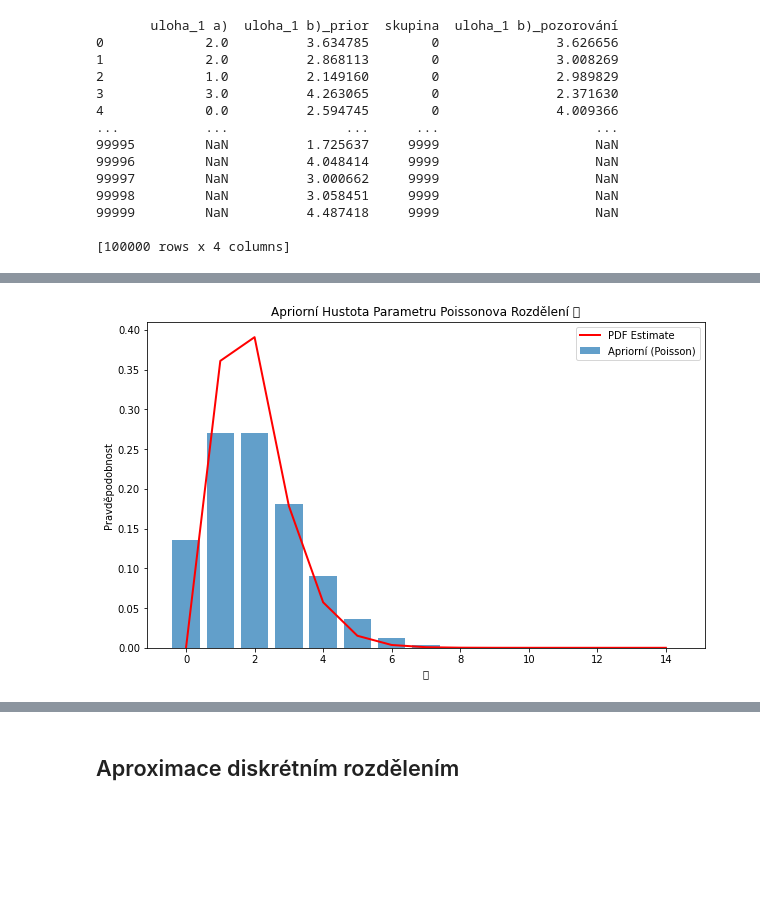
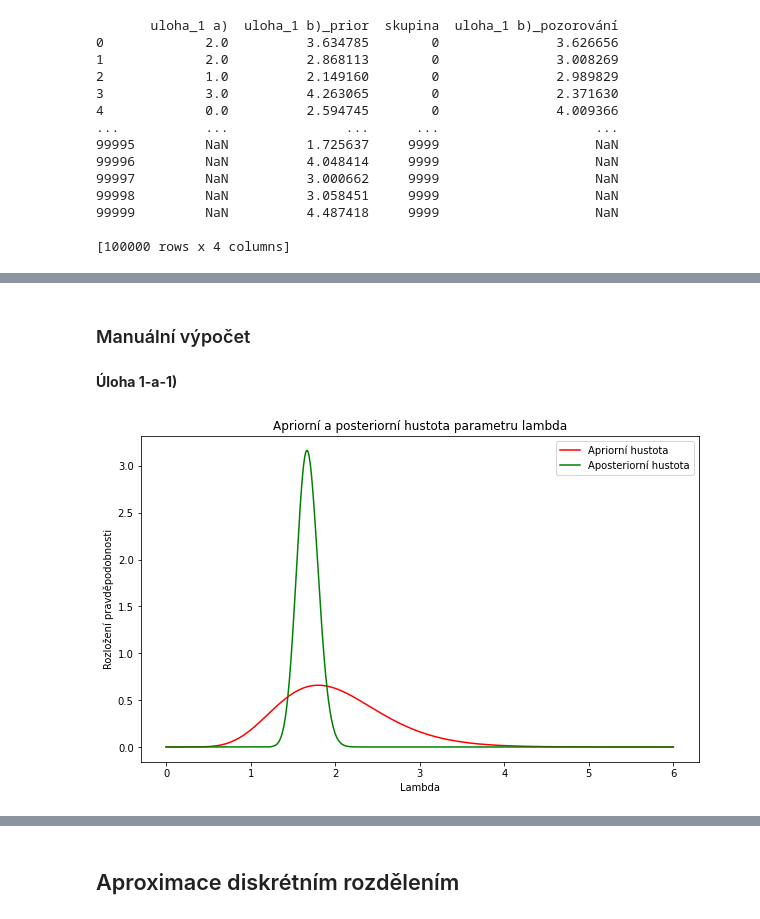
Before and after one commit to Filda99/FIT-MSP, a Jupyter notebook: Proj2/msp_proj2.ipynb, the cells around one changed output, grey strips where cells are left out. Cells and saved outputs as stored; diff of their text form; code cells hidden in the pictures; blank space fills up the shorter version.

```diff
--- a/Proj2/msp_proj2.ipynb
+++ b/Proj2/msp_proj2.ipynb
@@ -92,28 +61,34 @@ lambda_values = data["uloha_1 a)"].dropna()
-# %%
-# Expert information
-lambda_expert = 2
-
-# Generate x values for the Poisson distribution
-x_values = np.arange(0, 15)
-
-# Calculate PMF values for the apriori distribution
-pmf_apriori = poisson.pmf(x_values, mu=lambda_expert)
-# pmf_aposteriori = poisson.pmf(x_values, mu=2*lambda_expert)
-
-
-# Calculate PDF values for a smoother representation
-pdf_apriori = gamma.pdf(x_values, a=lambda_expert**2, scale=1/lambda_expert)
-
-# Plot the apriori distribution
-plt.figure(figsize=(10, 6))
-plt.bar(x_values, pmf_apriori, label='Apriorní (Poisson)', alpha=0.7)
-# plt.bar(x_values, pmf_aposteriori, label='Aposteriorni (Poisson)', alpha=0.7)
-
-plt.plot(x_values, pdf_apriori, color='red', label='PDF Estimate', linewidth=2)
-plt.title('Apriorní Hustota Parametru Poissonova Rozdělení 𝜆')
-plt.xlabel('𝜆')
-plt.ylabel('Pravděpodobnost')
-plt.legend()
-plt.show()
-# %% [output]
-[figure, removed]
+# %% [markdown]
+### Manuální výpočet
+# %% [markdown]
+**Úloha 1-a-1)**
+# %%
+# filtrovana data (bez NaN hodnot)
+filtered_data_task1a = data_task1a["uloha_1 a)"].dropna()
+
+# prior parametry
+alpha_prior = 10.0
+beta_prior = 5.0
+
+# posterior parametry
+alpha_posterior = alpha_prior + filtered_data_task1a.sum()
+beta_posterior = beta_prior + len(filtered_data_task1a)
+
+# rozsah lambda hodnot
+lambdas = np.linspace(0, filtered_data_task1a.max()+1, 1000) # 1000 bodu mezi 0 a max hodnotou+1
+
+# pravdepodobnostni funkce
+prior = gamma.pdf(lambdas, alpha_prior, scale=1/beta_prior)
+posterior = gamma.pdf(lambdas, alpha_posterior, scale=1/beta_posterior)
+
+# vykresleni
+plt.figure(figsize=(10, 6))
+plt.plot(lambdas, prior, label='Apriorní hustota', color='red')
+plt.plot(lambdas, posterior, label='Aposteriorní hustota', color='green')
+plt.legend()
+plt.title('Apriorní a posteriorní hustota parametru lambda')
+plt.xlabel('Lambda')
+plt.ylabel('Rozložení pravděpodobnosti')
+plt.show()
+# %% [output]
+[figure, added]
```
Also changed, not shown: parts of 17 cells of this notebook.
